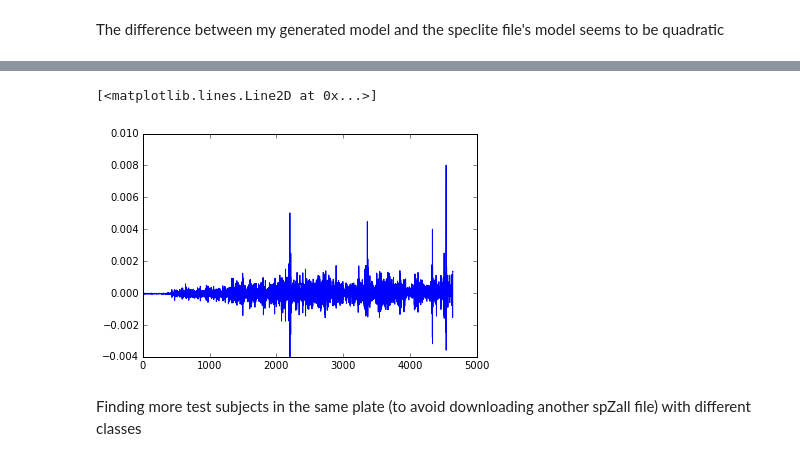
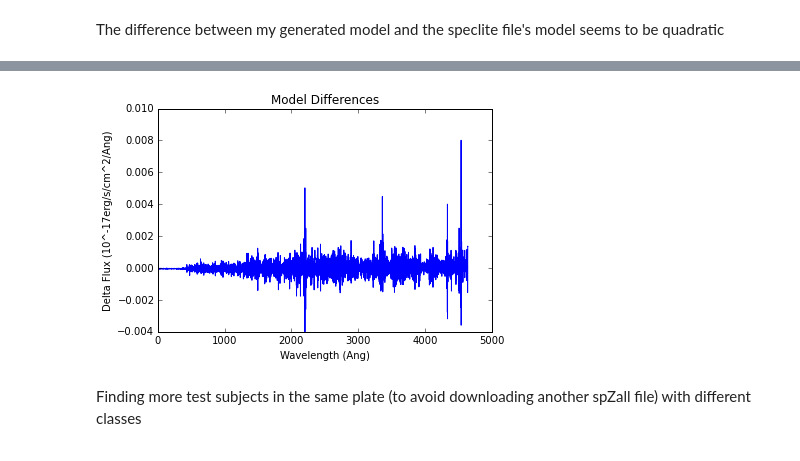
Before and after one commit to kgage/bossghost, a Jupyter notebook: ModelFlux.ipynb, the cells around one changed output, grey strips where cells are left out. Saved outputs shown, nothing was run; the diff lists cells and outputs as text; code cells hidden in the pictures.

```diff
--- a/ModelFlux.ipynb
+++ b/ModelFlux.ipynb
@@ -181,8 +119,11 @@ plt.plot(test_model-model)
-# %%
-plt.plot(test_model2-model)
-# %% [output]
-[<matplotlib.lines.Line2D at 0x...>]
-[figure, removed]
+# %%
+plt.plot(test_model-model)
+plt.title('Model Differences')
+plt.xlabel('Wavelength (Ang)')
+plt.ylabel('Delta Flux (10^-17erg/s/cm^2/Ang)')
+plt.show()
+# %% [output]
+[figure, added]
 # %% [markdown]
 Finding more test subjects in the same plate (to avoid downloading another spZall file) with different classes
 # %%
```
Also changed, not shown: parts of 20 cells of this notebook.
